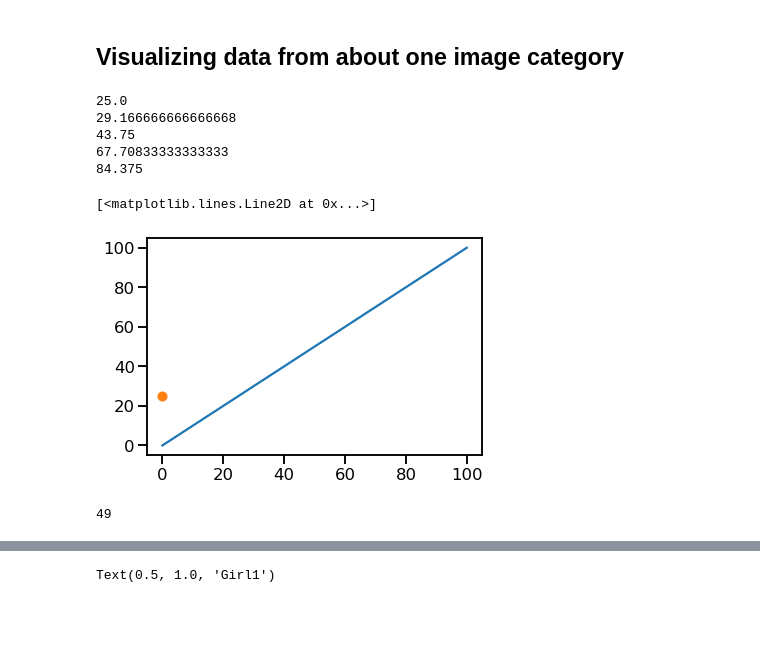
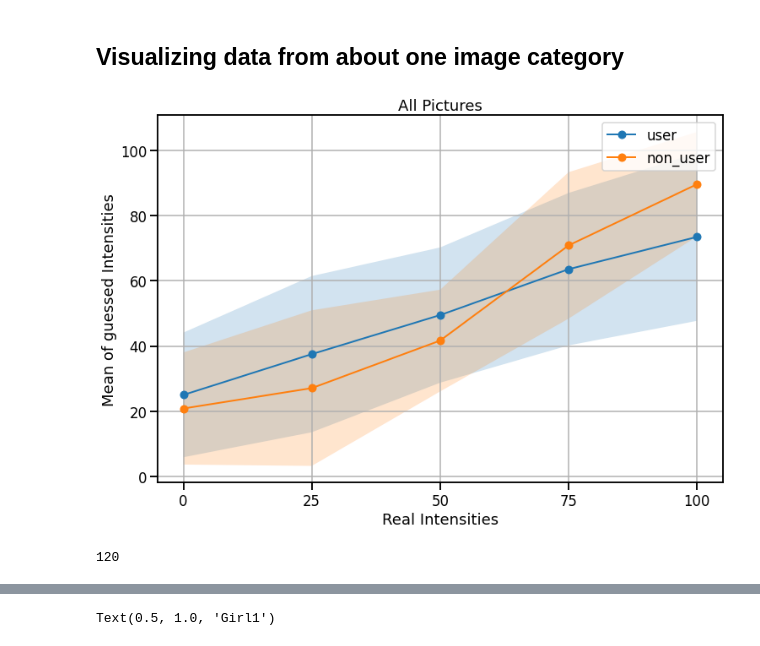
Before and after one commit to ChrisSchahn/perception-seminar, a Jupyter notebook: single_auswertung/single_auswertung.ipynb, the cells around one changed output, grey strips where cells are left out. Saved outputs shown, nothing was run; the diff lists cells and outputs as text; code cells hidden in the pictures; blank space fills up the shorter version.

```diff
--- a/single_auswertung/single_auswertung.ipynb
+++ b/single_auswertung/single_auswertung.ipynb
@@ -73,3 +73,8 @@ df.head()
 print(df['name'].unique())
 # %% [output]
 ['Lake' 'Girl1' 'Girl2' 'Temple']
+# %%
+# 3 different filter values
+observer = np.asarray(df['observer'].unique())
+
+print(observer)
@@ -137,47 +139,42 @@ Clarendon 0         Girl1_Clarendon_0.jpg         8     8           8
                     Temple_Lark_100.jpg              8         8         8
 # %% [markdown]
 ## Visualizing data from about one image category
-# %%
-# selecting data for only one picture
-picname = 'Girl1'
-d = df[df['name'] == picname]
-#d = d[d['intensity'] == d['response_i']]
-
-d0 = d[d['intensity'] == 0]
-d1 = d[d['intensity'] == 25]
-d2 = d[d['intensity'] == 50]
-d3 = d[d['intensity'] == 75]
-d4 = d[d['intensity'] == 100]
-mean0 = np.mean(d0['response_i'])
-mean1 = np.mean(d1['response_i'])
-mean2 = np.mean(d2['response_i'])
-mean3 = np.mean(d3['response_i'])
-mean4 = np.mean(d4['response_i'])
-
-print(mean0)
-print(mean1)
-print(mean2)
-print(mean3)
-print(mean4)
-
-
-X = [0, 25, 50, 75, 100]
-plt.plot(X, X, '-', label='true intensities')
-plt.plot(0, mean0, 'o')
-
-
-#plt.plot(X, d['response_i'], 'o')
-# %% [output]
-25.0
-29.166666666666668
-43.75
-67.70833333333333
-84.375
-[<matplotlib.lines.Line2D at 0x...>]
-[figure, removed]
+# %%
+# selecting data for only one picture
+picname = 'Girl1'
+#d = df[df['name'] == picname]
+d = df
+#d = d[d['intensity'] == d['response_i']]
+
+user = d.loc[d['usage'] == 'yes']
+non_users = d.loc[d['usage'] == 'no']
+means_u, std_u = compute_means_and_std(user, observer)
+means_n, std_n = compute_means_and_std(non_user, observer)
+
+
+# plotting
+X = ['0', '25', '50', '75', '100']
+x = np.arange(len(X))
+fig, ax = plt.subplots(figsize=(12,8))
+
+ax.plot(X, means_u, lw=2, label='user', linestyle='-', marker='o')
+ax.plot(X, means_n, lw=2, label='non_user',  linestyle='-', marker='o')
+
+ax.fill_between(X, means_u+std_u, means_u-std_u,  alpha=0.2)
+ax.fill_between(X, means_n+std_n, means_n-std_n, alpha=0.2)
+
+ax.set_title('All Pictures')
+ax.set_yticklabels()
+ax.set_xticklabels(X)
+ax.legend(loc='upper right')
+ax.set_xlabel('Real Intensities')
+ax.set_ylabel('Mean of guessed Intensities')
+ax.grid()
+# %% [output]
+[figure, added]
 # %%
 print(len(d))
 # %% [output]
-49
+120
 # %%
 # distribution of quality values for this image category
```
Also changed, not shown: parts of 8 cells of this notebook.
